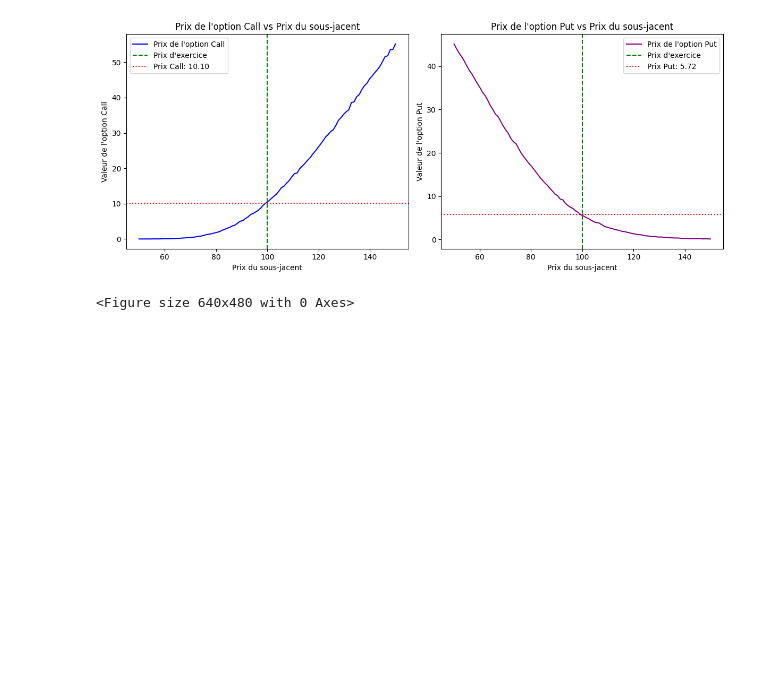
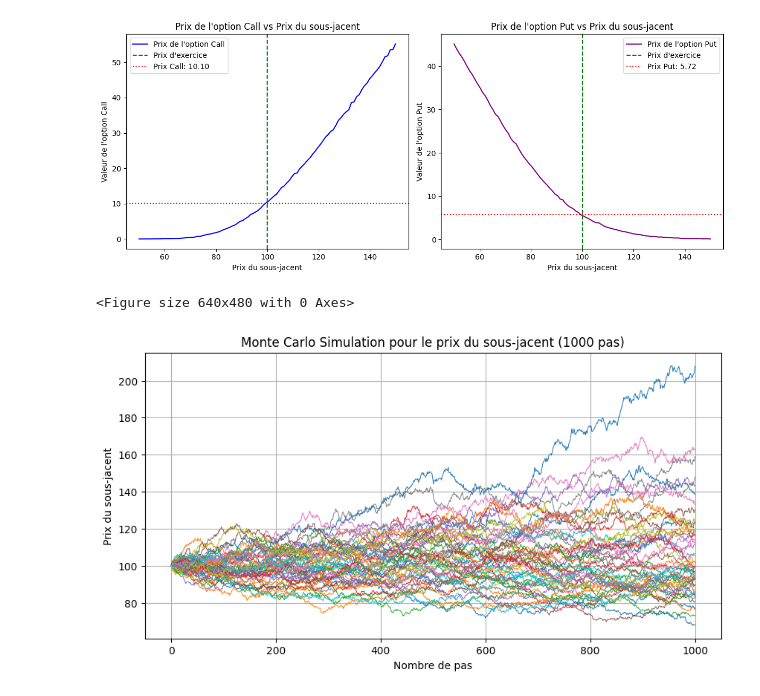
Before and after one commit to MalekGroune57/IAE_METZ_DATA_2025_GRP3, a Jupyter notebook: dossier.ipynb, the cells around one changed output. Drawn from its saved outputs; the diff is of its cells as text; code cells hidden in the pictures; blank space fills up the shorter version.

```diff
--- a/dossier.ipynb
+++ b/dossier.ipynb
@@ -312,3 +312,39 @@ plt.show()
 # %% [output]
 [figure]
 <Figure size 640x480 with 0 Axes>
+# %%
+import numpy as np
+import matplotlib.pyplot as plt
+
+# Définition des paramètres
+S0 = 100     # Prix initial de l'actif sous-jacent
+K = 100      # Prix d'exercice
+T = 1        # Temps jusqu'à expiration (en années)
+r = 0.05     # Taux d'intérêt sans risque
+sigma = 0.2  # Volatilité
+num_simulations = 1000  # Nombre de simulations Monte Carlo
+n_steps = 1000  # Nombre de pas
+
+# Discrétisation du temps
+dt = T / n_steps
+
+# Simulation de 1000 trajectoires de prix
+S = np.zeros((num_simulations, n_steps + 1))
+S[:, 0] = S0  # Le premier prix est toujours S0
+
+for t in range(1, n_steps + 1):
+    Z = np.random.standard_normal(num_simulations)  # Bruit gaussien
+    S[:, t] = S[:, t - 1] * np.exp((r - 0.5 * sigma**2) * dt + sigma * np.sqrt(dt) * Z)
+
+# Tracer les trajectoires
+plt.figure(figsize=(10, 5))
+for i in range(50):  # On affiche 50 trajectoires pour éviter trop de courbes
+    plt.plot(S[i, :], linewidth=0.7)
+
+plt.title("Monte Carlo Simulation pour le prix du sous-jacent (1000 pas)")
+plt.xlabel("Nombre de pas")
+plt.ylabel("Prix du sous-jacent")
+plt.grid(True)  # Activation du quadrillage
+plt.show()
+# %% [output]
+[figure, added]
```
Also changed, not shown: parts of 3 cells of this notebook.
